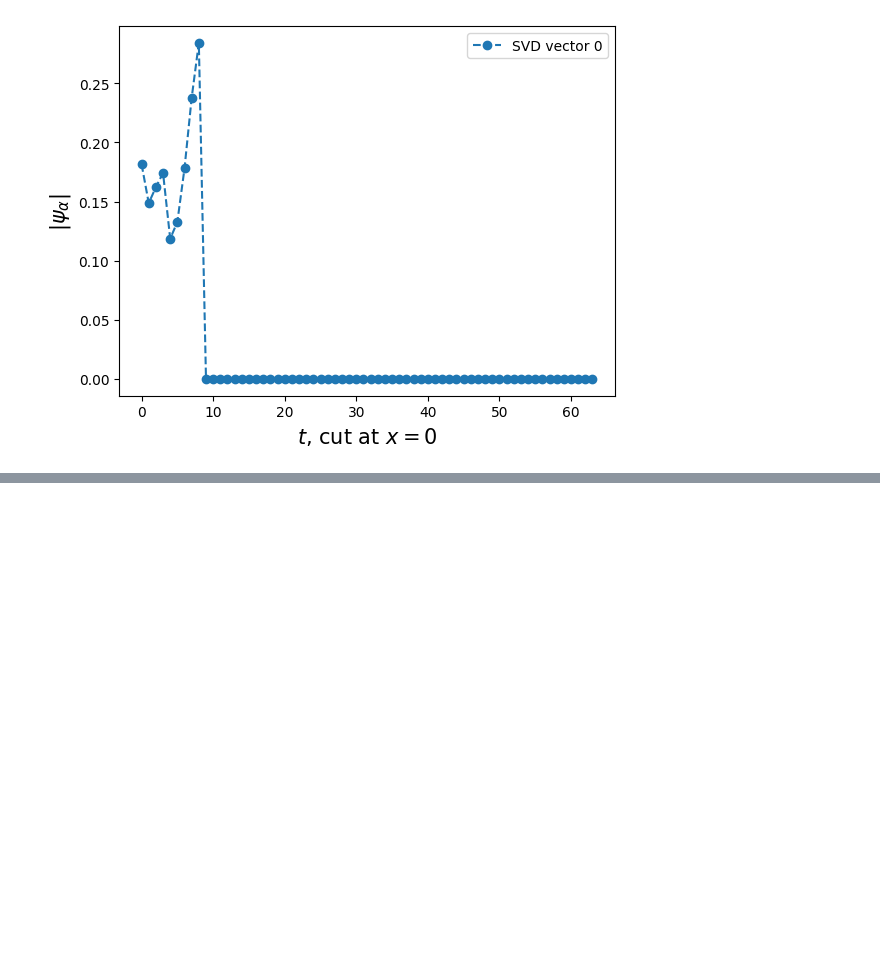
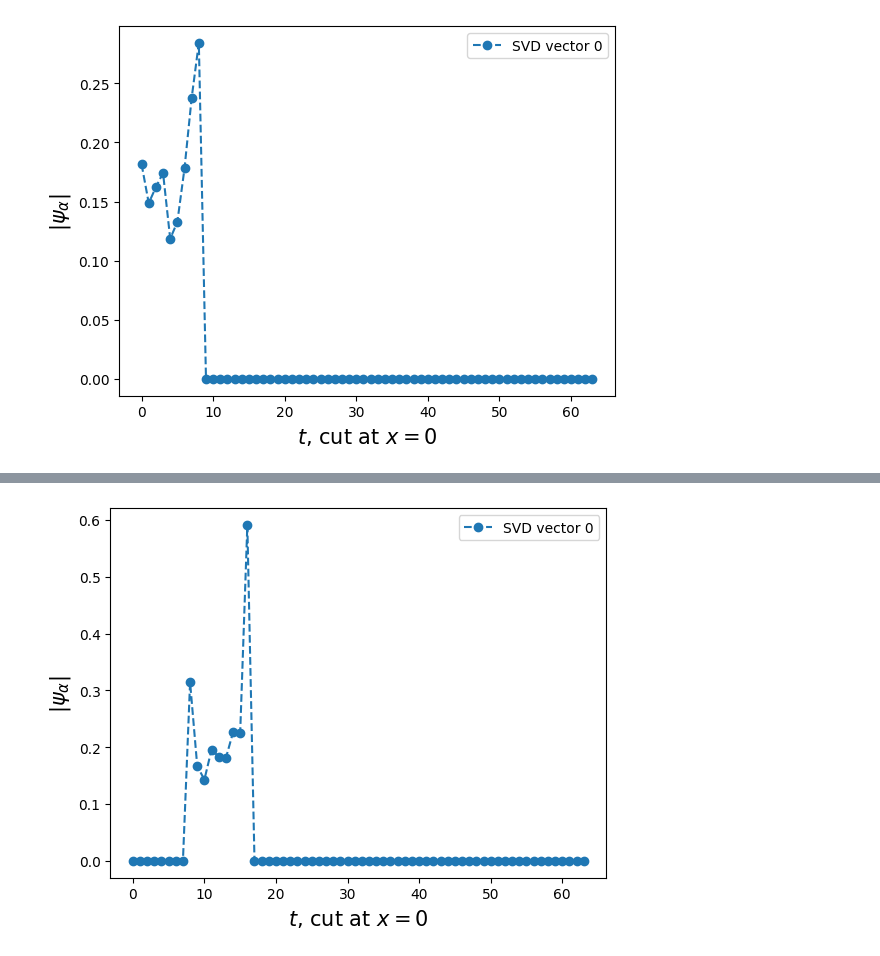
Before and after one commit to JFNCastellanos/TVML, a Jupyter notebook: SVD/SVD.ipynb, the cells around one changed output, grey strips where cells are left out. Cells and saved outputs as stored; diff of their text form; code cells hidden in the pictures; blank space fills up the shorter version.

```diff
--- a/SVD/SVD.ipynb
+++ b/SVD/SVD.ipynb
@@ -249,0 +311,19 @@ Now we apply the SVD to the matrix with test vectors and then restrict the resul
+# %%
+U, s, Vh = np.linalg.svd(dtv, full_matrices=False, compute_uv=True, hermitian=False)
+
+if np.allclose(np.matmul(np.matmul(U,np.diag(s)),Vh),dtv):
+    print("matrix succesfully reconstructed")
+else:
+    print("something wront with the SVD")
+print("U shape",U.shape)
+print("s shape",s.shape)
+print("Vh shape",Vh.shape)
+k = 10
+assert k<NV, "k has to be smaller than NV"
+Uk, sk, Vk = U[:,:k], s[:k], Vh[:k,:]
+print("-------------------")
+print("Uk shape",Uk.shape)
+print("sk shape",sk.shape)
+print("Vk shape",Vk.shape)
+low_rank_tv = np.matmul(np.matmul(Uk,np.diag(sk)),Vk)
+print("Test vectors shape",low_rank_tv.shape)
@@ -249,0 +340,13 @@ Now we apply the SVD to the matrix with test vectors and then restrict the resul
+# %%
+tvID = 0
+tvec = low_rank_tv[:,tvID].reshape(Nt,Nx)
+tvec = restrict_vector(blockID,block_x,block_t,Nx,Nt,tvec)
+X = np.arange(0,tvec.shape[0])
+cut = 0
+plt.plot(X,np.abs(tvec[:,cut]),marker='o',linestyle='--',label='SVD vector {0}'.format(tvID))
+plt.legend()
+plt.ylabel(r"$|\psi_\alpha|$",size=15)
+plt.xlabel(r"$t$, cut at $x=${0}".format(cut),size=15)
+plt.show()
+# %% [output]
+[figure, added]
```
Also changed, not shown: parts of 9 cells of this notebook.
